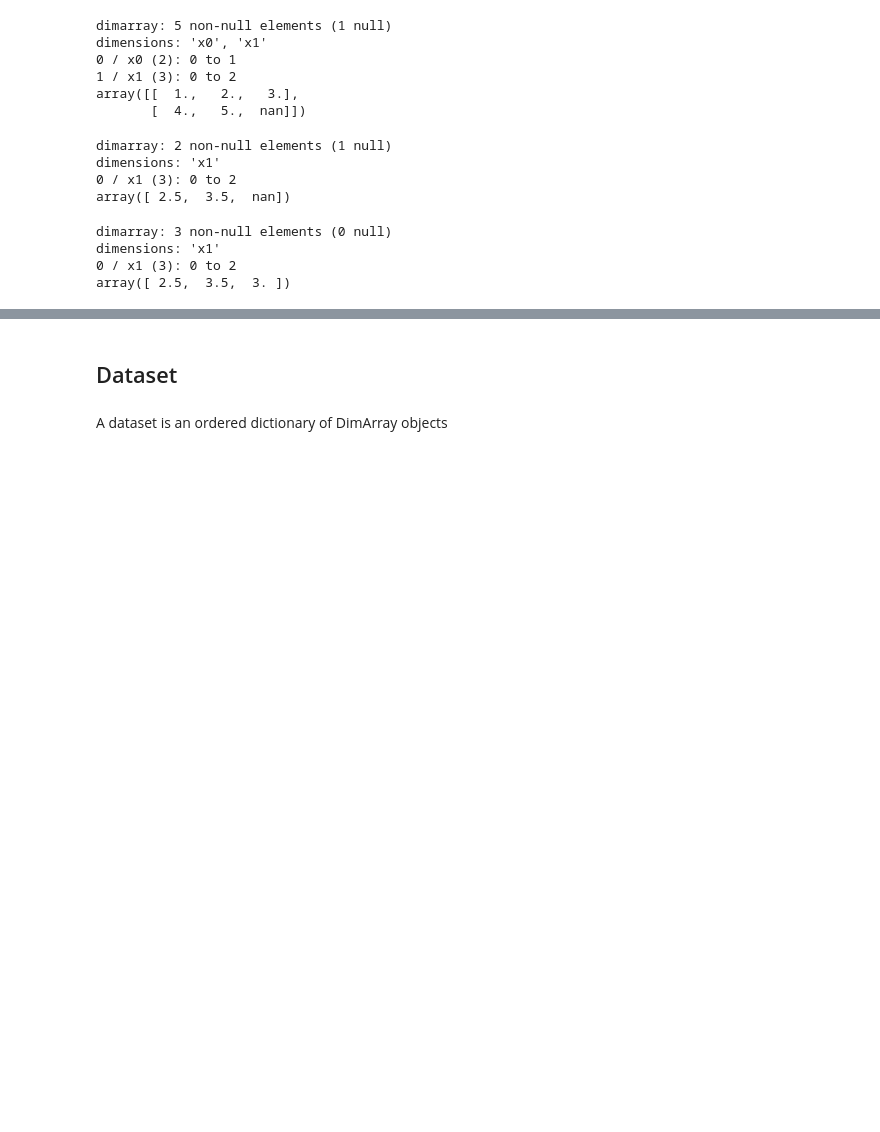
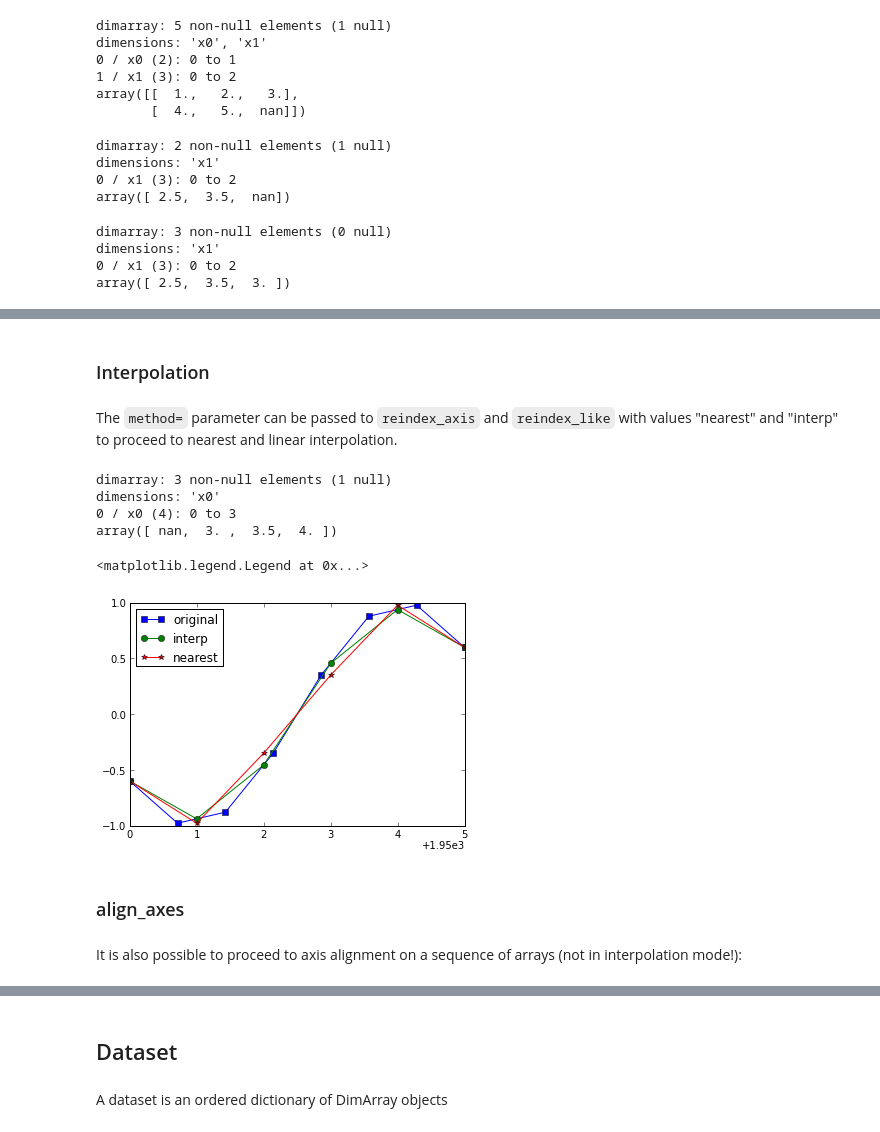
Before and after one commit to perrette/dimarray, a Jupyter notebook: dimarray.ipynb, the cells around one changed output, grey strips where cells are left out. Drawn from its saved outputs; the diff is of its cells as text; code cells hidden in the pictures; blank space fills up the shorter version.

```diff
--- a/dimarray.ipynb
+++ b/dimarray.ipynb
@@ -803,0 +655,37 @@ array([ 2.5,  3.5,  3. ])
+# %% [markdown]
+### Interpolation
+# %% [markdown]
+The `method=` parameter can be passed to `reindex_axis` and `reindex_like` with values "nearest" and "interp" to proceed to nearest and linear interpolation.
+# %%
+# Can also reindex in "interp" mode
+a.reindex_axis([0,1,2,3], method='interp')
+#c.reindex_like(b, method='interp')
+# %% [output]
+dimarray: 3 non-null elements (1 null)
+dimensions: 'x0'
+0 / x0 (4): 0 to 3
+array([ nan,  3. ,  3.5,  4. ])
+# %%
+import numpy as np
+import dimarray as da
+time=np.linspace(1950,1955,8)
+v = da.array_kw(np.cos(time), time=time)
+#w1 = da.interp1d(v, np.linspace(1948,1957,10), axis='time')
+w = da.reindex_axis(v, np.linspace(1948,1957,10), axis='time', method='interp')
+x = v.reindex_axis(np.linspace(1948,1957,10), axis='time', method='nearest')
+# %%
+import matplotlib.pyplot as plt
+%matplotlib inline
+plt.clf()
+plt.plot(v.time, v.values, 's-', label='original')
+plt.plot(w.time, w.values, 'o-', label='interp')
+#plt.plot(w1.time, w.values, 'o--', color='k', label='interp')
+plt.plot(x.time, x.values, '*-',label='nearest')
+plt.legend(loc='upper left')
+# %% [output]
+<matplotlib.legend.Legend at 0x...>
+[figure, added]
+# %% [markdown]
+### align_axes
+# %% [markdown]
+It is also possible to proceed to axis alignment on a sequence of arrays (not in interpolation mode!):
```
Also changed, not shown: parts of 169 cells of this notebook, 2 other files.
